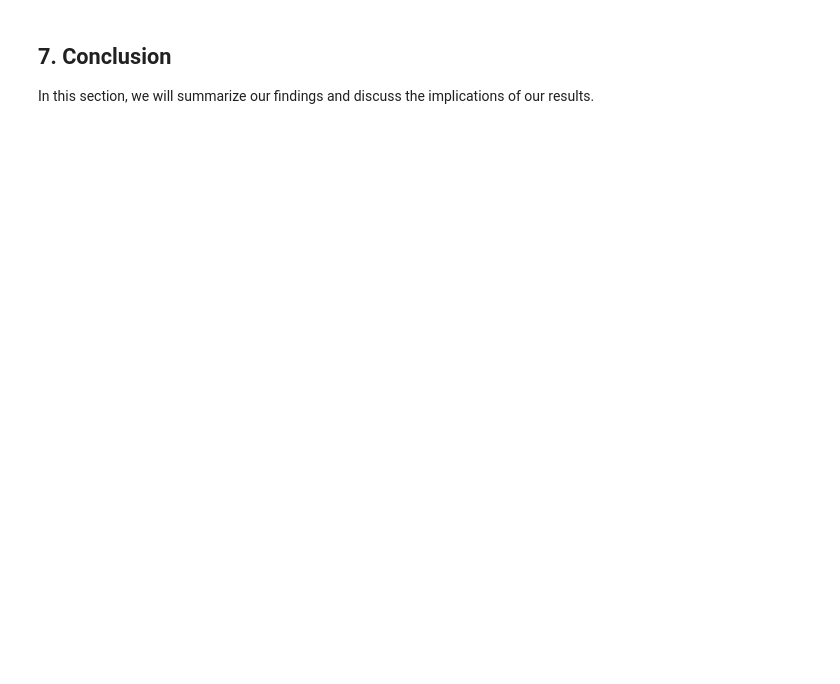
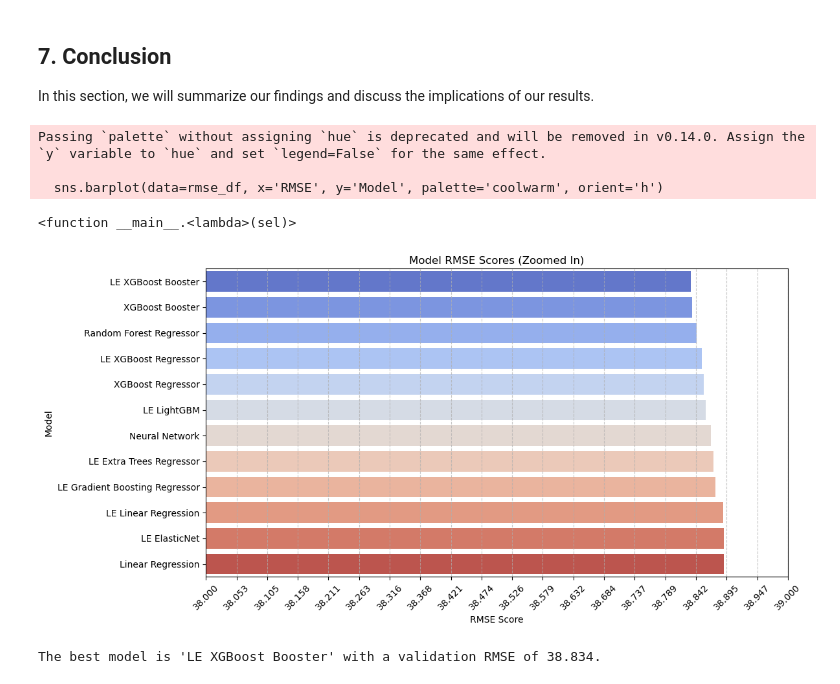
Before and after one commit to prgabriel/w207_Kaggle_Proj, a Jupyter notebook: notebooks/end_to_end_pipeline.ipynb, the cells around one changed output. Cells and saved outputs as stored; diff of their text form; code cells hidden in the pictures; blank space fills up the shorter version.

```diff
--- a/notebooks/end_to_end_pipeline.ipynb
+++ b/notebooks/end_to_end_pipeline.ipynb
@@ -953,7 +1283,7 @@ gbr = GradientBoostingRegressor()
 with mlflow.start_run(run_name="GradientBoostingRegressor Hyperparameter Tuning"):
     # Perform GridSearchCV to find the best hyperparameters
     grid_search_gbr = GridSearchCV(estimator=gbr, param_grid=param_grid, scoring='neg_mean_squared_error', cv=3, verbose=2, n_jobs=-1)
-    grid_search_gbr.fit(X_train, y_train)
+    grid_search_gbr.fit(X_train_le, y_train_le)
 
     # Get the best model and parameters
     gbr_model = grid_search_gbr.best_estimator_
@@ -964,26 +1294,19 @@ with mlflow.start_run(run_name="GradientBoostingRegressor Hyperparameter Tuning"
     mlflow.log_params(best_params_gbr)
 
     # Make predictions on the validation set
-    y_pred_valid_gbr = gbr_model.predict(X_valid)
+    y_pred_valid_gbr = gbr_model.predict(X_valid_le)
 
     # Evaluate the model using RMSE
-    gbr_rmse_valid = np.sqrt(mean_squared_error(y_valid, y_pred_valid_gbr))
+    gbr_rmse_valid = np.sqrt(mean_squared_error(y_valid_le, y_pred_valid_gbr))
     print(f"GradientBoostingRegressor Validation RMSE: {gbr_rmse_valid}")
 
     # Log the RMSE metric
     mlflow.log_metric("Validation RMSE", gbr_rmse_valid)
 
     # Log the GradientBoostingRegressor model
-    mlflow.sklearn.log_model(gbr_model, artifact_path="gradient_boosting_model", registered_model_name="gradient_boosting_model")
+    mlflow.sklearn.log_model(gbr_model, artifact_path="le_gradient_boosting_model", registered_model_name="le_gradient_boosting_model")
 
     # Make predictions on the test set
-    y_pred_test_gbr = gbr_model.predict(X_test)
-
-    # Save the predictions for further analysis
-    # test_predictions = pd.DataFrame({'Actual': y_test, 'Predicted': y_pred_test_gbr})
-    # test_predictions.to_csv("../data/processed/gbr_test_predictions.csv", index=False)
-
-    # Log the predictions file
-    # mlflow.log_artifact("../data/processed/gbr_test_predictions.csv")
+    y_pred_test_gbr = gbr_model.predict(X_test_le)
 
 print("GradientBoostingRegressor model training and tracking completed.")
@@ -1372,3 +1680,56 @@ print(f"Saved the best model locally.")
 ## 7. Conclusion
 
 In this section, we will summarize our findings and discuss the implications of our results.
+# %%
+
+import seaborn as sns
+import mplcursors
+
+# Create a dictionary of model names and their RMSE scores
+model_rmse_scores = {
+    "LE XGBoost Booster": le_xgb_rmse_valid,
+    "LE XGBoost Regressor": le_xgbreg_rmse_valid,
+    "LE Linear Regression": le_rmse_lr,
+    "LE ElasticNet": en_rmse_valid,
+    "LE Gradient Boosting Regressor": gbr_rmse_valid,
+    "LE LightGBM": lgb_rmse_valid,
+    "LE Extra Trees Regressor": et_rmse_valid,
+    "XGBoost Booster": xgb_rmse_valid,
+    "XGBoost Regressor": xgbreg_rmse_valid,
+    "Linear Regression": rmse_lr,
+    "Random Forest Regressor": rf_rmse_valid,
+    "Neural Network": nn_rmse_valid
+}
+
+
+# Sort the models by RMSE scores
+sorted_model_rmse = dict(sorted(model_rmse_scores.items(), key=lambda item: item[1]))
+
+# Convert the sorted dictionary to a DataFrame for Seaborn
+rmse_df = pd.DataFrame(list(sorted_model_rmse.items()), columns=['Model', 'RMSE'])
+
+# Plot the RMSE scores with Seaborn
+plt.figure(figsize=(12, 6))
+sns.barplot(data=rmse_df, x='RMSE', y='Model', palette='coolwarm', orient='h')
+plt.xlabel('RMSE Score')
+plt.ylabel('Model')
+plt.title('Model RMSE Scores (Zoomed In)')
+plt.xlim(38, 39)  # Set the x-axis limits to zoom in
+plt.xticks(np.linspace(38, 39, 20), rotation=45)  # Add 20 bins between 38 and 39
+plt.grid(axis='x', linestyle='--', alpha=0.7)
+plt.tight_layout()
+
+# Add tooltips for the bars
+cursor = mplcursors.cursor(hover=True)
+cursor.connect("add", lambda sel: sel.annotation.set_text(f"{sel.artist.get_label()}"))
+# %% [output]
+Passing `palette` without assigning `hue` is deprecated and will be removed in v0.14.0. Assign the `y` variable to `hue` and set `legend=False` for the same effect.
+
+  sns.barplot(data=rmse_df, x='RMSE', y='Model', palette='coolwarm', orient='h')
+<function __main__.<lambda>(sel)>
+[figure, added]
+# %%
+# Print the best model and its RMSE score
+print(f"The best model is '{best_model_name}' with a validation RMSE of {best_rmse:.3f}.")
+# %% [output]
+The best model is 'LE XGBoost Booster' with a validation RMSE of 38.834.
```
Also changed, not shown: parts of 49 cells of this notebook, 1 other file.
